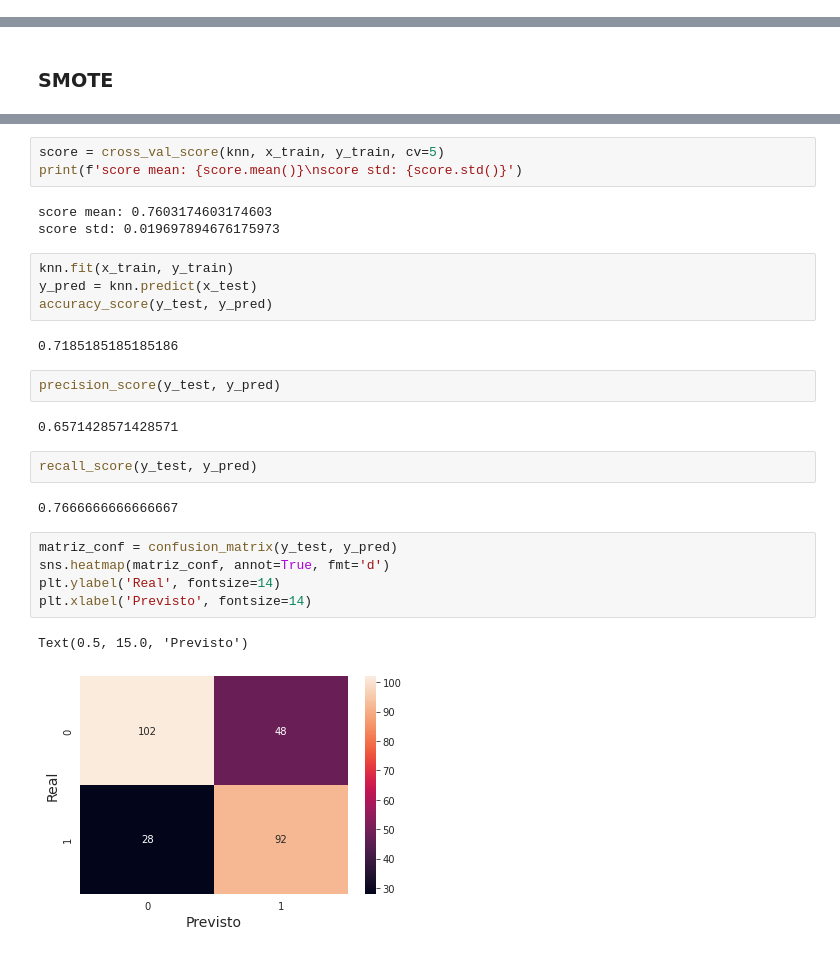
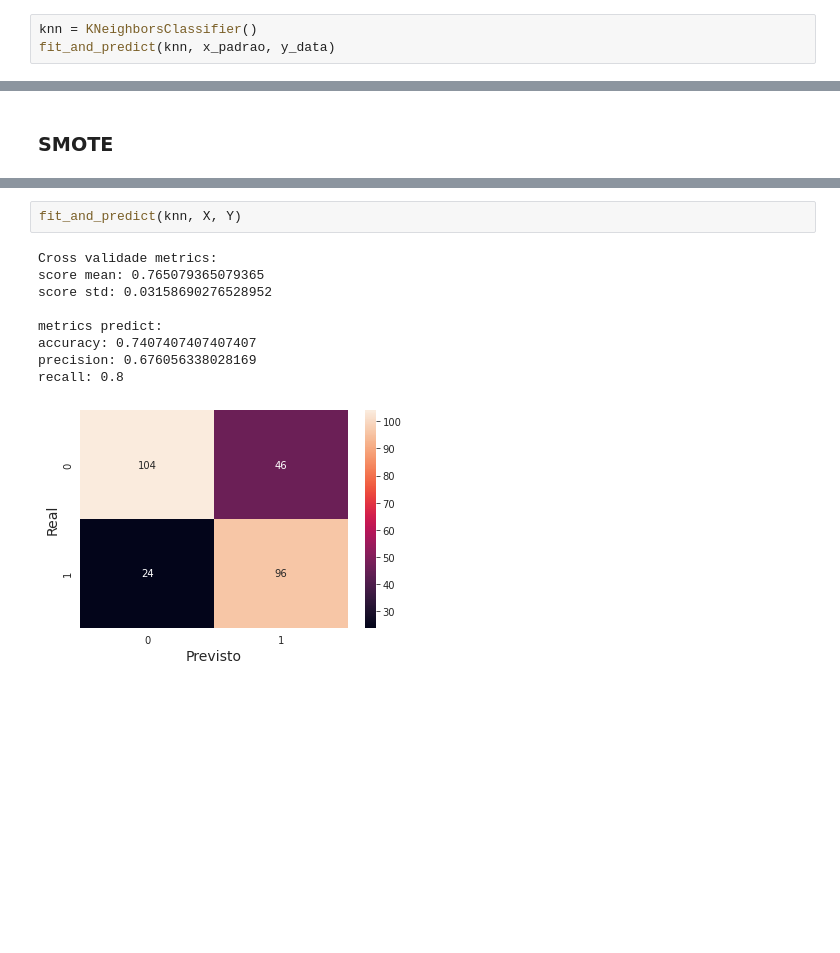
Before and after one commit to dipperr/indians_diabetes, a Jupyter notebook: pima_indians_diabetes.ipynb, the cells around one changed output, grey strips where cells are left out. Saved outputs shown, nothing was run; the diff lists cells and outputs as text; blank space fills up the shorter version.

```diff
--- a/pima_indians_diabetes.ipynb
+++ b/pima_indians_diabetes.ipynb
@@ -356,0 +317,3 @@ Text(0.5, 15.0, 'Previsto')
+# %%
+knn = KNeighborsClassifier()
+fit_and_predict(knn, x_padrao, y_data)
@@ -362,28 +332,12 @@ knn = KNeighborsClassifier()
-# %%
-score = cross_val_score(knn, x_train, y_train, cv=5)
-print(f'score mean: {score.mean()}\nscore std: {score.std()}')
-# %% [output]
-score mean: 0.7603174603174603
-score std: 0.019697894676175973
-# %%
-knn.fit(x_train, y_train)
-y_pred = knn.predict(x_test)
-accuracy_score(y_test, y_pred)
-# %% [output]
-0.7185185185185186
-# %%
-precision_score(y_test, y_pred)
-# %% [output]
-0.6571428571428571
-# %%
-recall_score(y_test, y_pred)
-# %% [output]
-0.7666666666666667
-# %%
-matriz_conf = confusion_matrix(y_test, y_pred)
-sns.heatmap(matriz_conf, annot=True, fmt='d')
-plt.ylabel('Real', fontsize=14)
-plt.xlabel('Previsto', fontsize=14)
-# %% [output]
-Text(0.5, 15.0, 'Previsto')
-[figure, removed]
+# %%
+fit_and_predict(knn, X, Y)
+# %% [output]
+Cross validade metrics:
+score mean: 0.765079365079365
+score std: 0.03158690276528952
+
+metrics predict:
+accuracy: 0.7407407407407407
+precision: 0.676056338028169
+recall: 0.8
+[figure, added]
```
Also changed, not shown: parts of 38 cells of this notebook.
